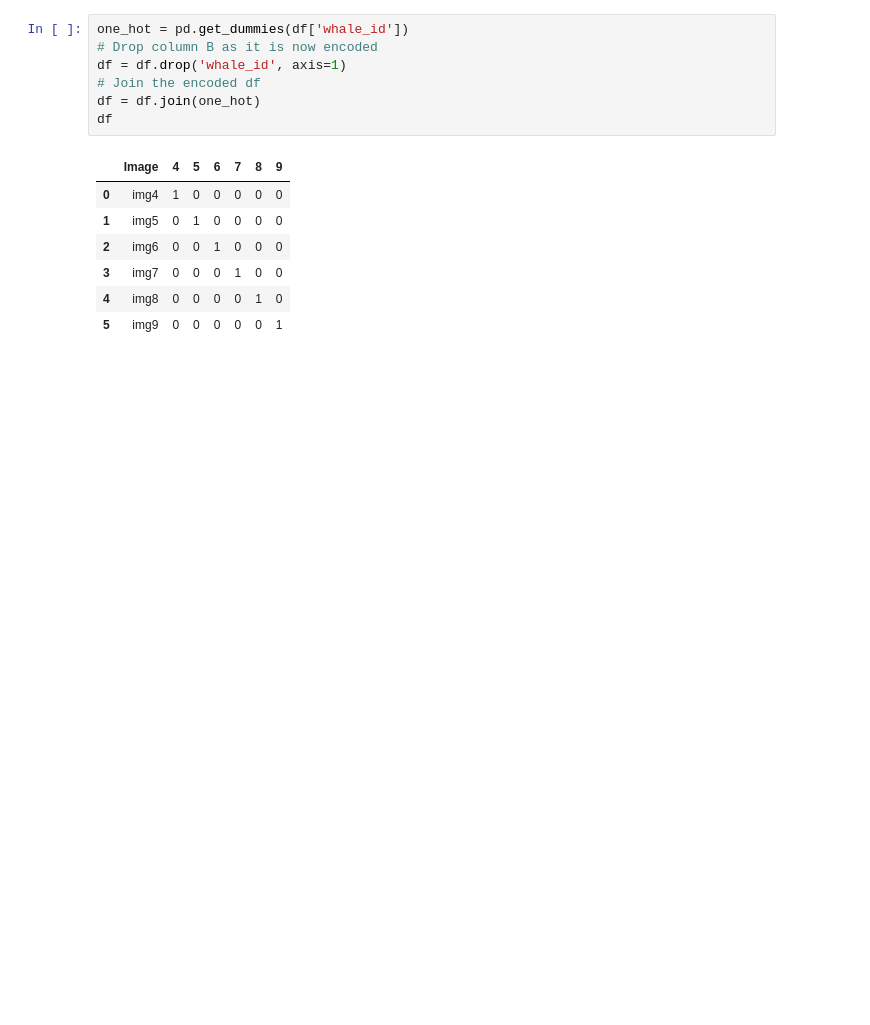
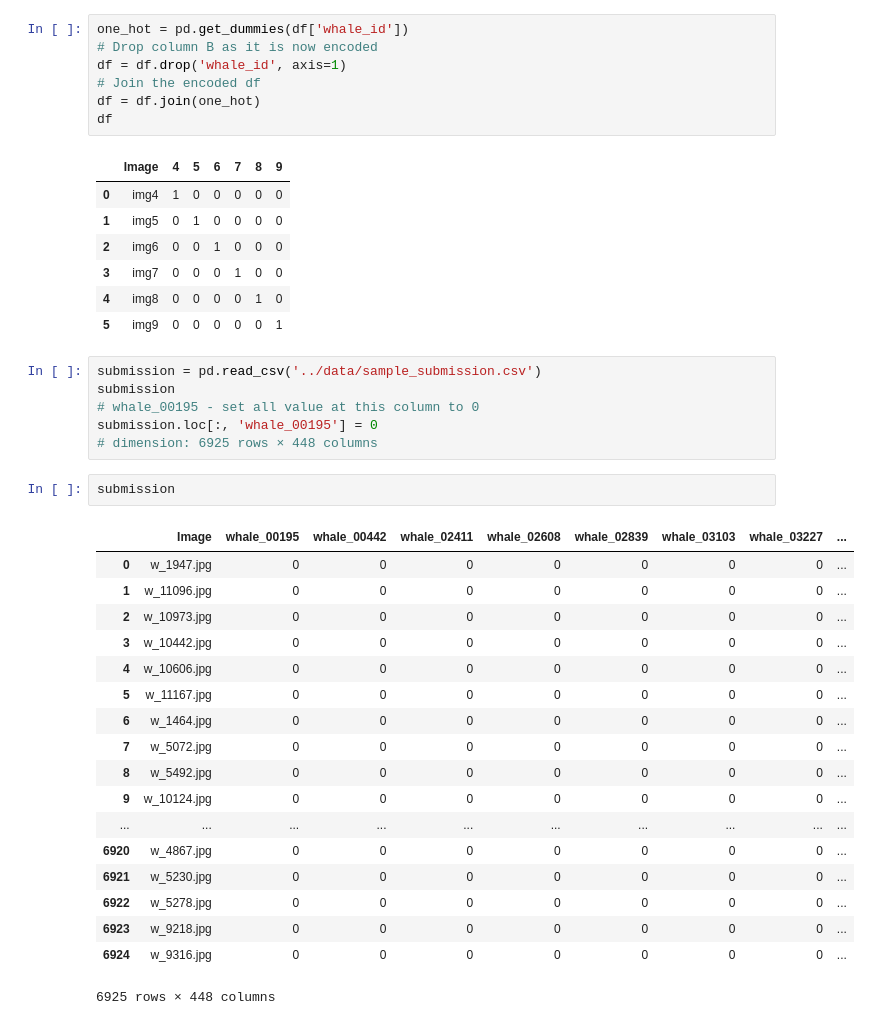
Before and after one commit to tramanh06/kaggle-right-whale, a Jupyter notebook: notebooks/Sandbox.ipynb, the cells around one changed output. Cells and saved outputs as stored; diff of their text form; blank space fills up the shorter version.

Commit message:
Change submission file preparation steps (to accommodate kaggle)

```diff
--- a/notebooks/Sandbox.ipynb
+++ b/notebooks/Sandbox.ipynb
@@ -64,3 +64,30 @@ df
 | 3 | img7 | 0 | 0 | 0 | 1 | 0 | 0 |
 | 4 | img8 | 0 | 0 | 0 | 0 | 1 | 0 |
 | 5 | img9 | 0 | 0 | 0 | 0 | 0 | 1 |
+# %%
+submission = pd.read_csv('../data/sample_submission.csv')
+submission
+# whale_00195 - set all value at this column to 0
+submission.loc[:, 'whale_00195'] = 0
+# dimension: 6925 rows × 448 columns
+# %%
+submission
+# %% [output]
+|  | Image | whale_00195 | whale_00442 | whale_02411 | whale_02608 | whale_02839 | whale_03103 | whale_03227 | ... |
+| 0 | w_1947.jpg | 0 | 0 | 0 | 0 | 0 | 0 | 0 | ... |
+| 1 | w_11096.jpg | 0 | 0 | 0 | 0 | 0 | 0 | 0 | ... |
+| 2 | w_10973.jpg | 0 | 0 | 0 | 0 | 0 | 0 | 0 | ... |
+| 3 | w_10442.jpg | 0 | 0 | 0 | 0 | 0 | 0 | 0 | ... |
+| 4 | w_10606.jpg | 0 | 0 | 0 | 0 | 0 | 0 | 0 | ... |
+| 5 | w_11167.jpg | 0 | 0 | 0 | 0 | 0 | 0 | 0 | ... |
+| 6 | w_1464.jpg | 0 | 0 | 0 | 0 | 0 | 0 | 0 | ... |
+| 7 | w_5072.jpg | 0 | 0 | 0 | 0 | 0 | 0 | 0 | ... |
+| 8 | w_5492.jpg | 0 | 0 | 0 | 0 | 0 | 0 | 0 | ... |
+| 9 | w_10124.jpg | 0 | 0 | 0 | 0 | 0 | 0 | 0 | ... |
+| ... | ... | ... | ... | ... | ... | ... | ... | ... | ... |
+| 6920 | w_4867.jpg | 0 | 0 | 0 | 0 | 0 | 0 | 0 | ... |
+| 6921 | w_5230.jpg | 0 | 0 | 0 | 0 | 0 | 0 | 0 | ... |
+| 6922 | w_5278.jpg | 0 | 0 | 0 | 0 | 0 | 0 | 0 | ... |
+| 6923 | w_9218.jpg | 0 | 0 | 0 | 0 | 0 | 0 | 0 | ... |
+| 6924 | w_9316.jpg | 0 | 0 | 0 | 0 | 0 | 0 | 0 | ... |
+6925 rows × 448 columns
```
Also changed, not shown: parts of 5 cells of this notebook, 2 other files.
